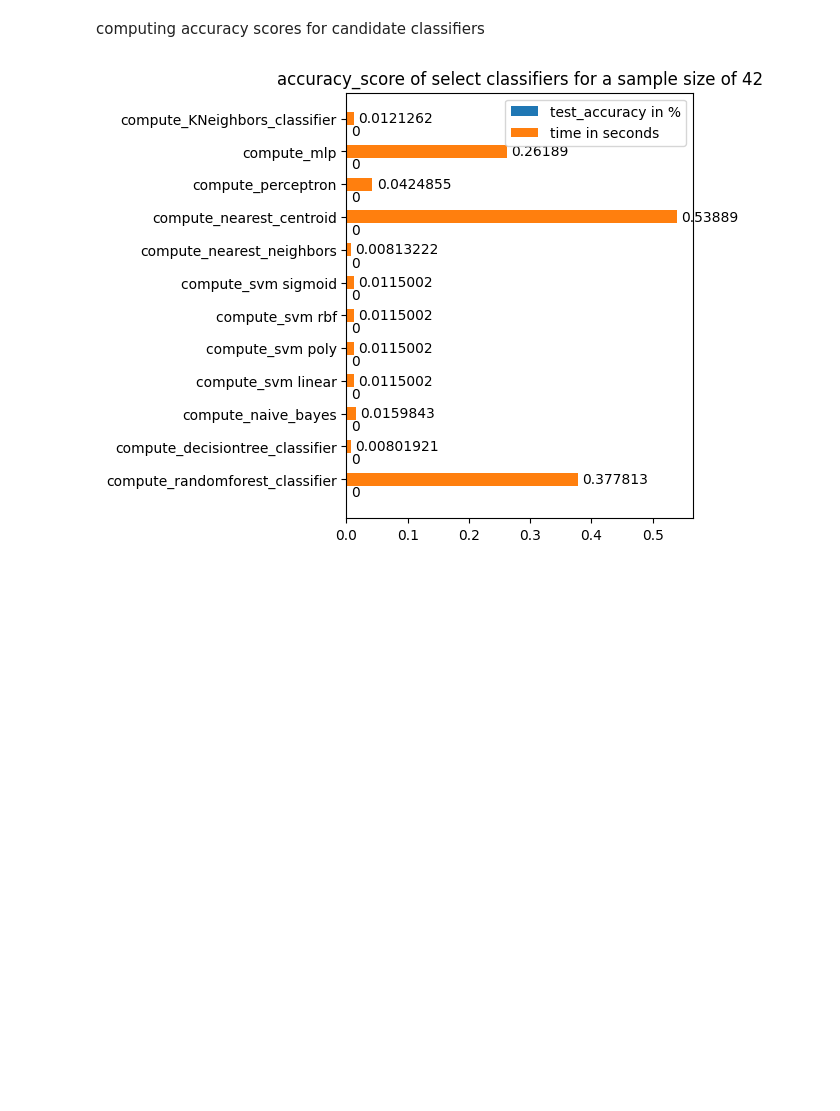
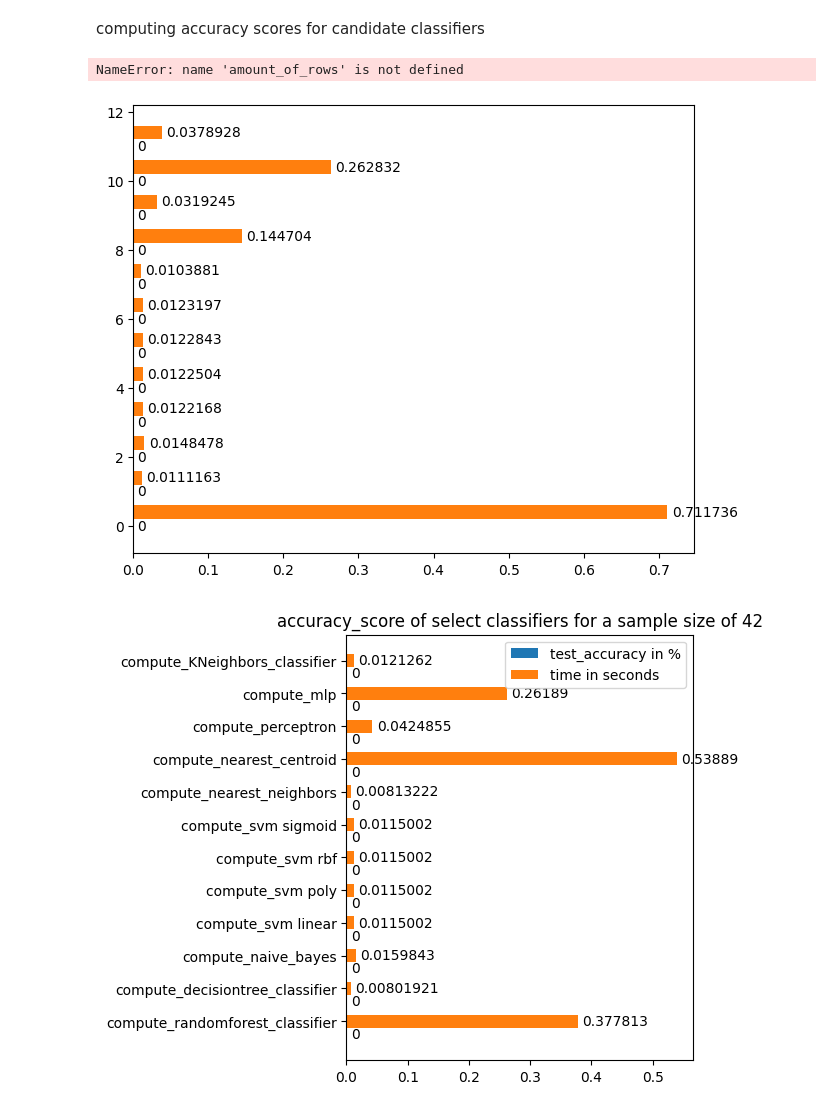
Before and after one commit to MironBodewes/WLAN-fingerprinting, a Jupyter notebook: task_wlan.ipynb, the cells around one changed output. Saved outputs shown, nothing was run; the diff lists cells and outputs as text; code cells hidden in the pictures; blank space fills up the shorter version.

```diff
--- a/task_wlan.ipynb
+++ b/task_wlan.ipynb
@@ -819,5 +835,64 @@ compute_KNeighbors_classifier
 # %% [markdown]
 computing accuracy scores for candidate classifiers
+# %%
+from matplotlib.axes import Axes
+amount_of_rows=100
+TIME_IN_SECONDS_STRING = "time in seconds"
+# sorting the testaccs by value... there has to be a better way...
+sorted_list = sorted(testaccs_dict.items(), key=lambda x: x[1][0])
+testacc_dict_sorted = {}
+values0 = []
+values1 = []
+names = []
+for key, values in sorted_list:
+    names.append(key)
+    values0.append(values[0])
+    values1.append(values[1])
+values0_tuple = tuple(values0)
+testacc_dict_sorted = {"test_accuracy in %": tuple(values0), TIME_IN_SECONDS_STRING: tuple(values1)}
+
+# GROUPED PLOTS from https://matplotlib.org/stable/gallery/lines_bars_and_markers/barchart.html#sphx-glr-gallery-lines-bars-and-markers-barchart-py
+# Plot 1
+x = np.arange(len(testaccs_dict))  # the label locations
+height = 0.4  # the width of the bars
+multiplier = 0
+fig, ax = plt.subplots(layout='constrained')
+ax: Axes = ax  # this line is necessary for code recommendations (seeing what methods the class has)..
+for attribute, measurement in testacc_dict_sorted.items():
+    offset = height * multiplier
+    barContainers = ax.barh(x + offset, measurement, height, label=attribute)
+    ax.bar_label(barContainers, padding=3)
+    multiplier += 1
+
+# Add some text for labels, title and custom x-axis tick labels, etc.
+# plt.title("accuracy_score of select classifiers for a sample size of "+str(amount_of_rows))
+ax.set_title("accuracy_score of select classifiers for a sample size of "+str(amount_of_rows))
+ax.set_yticks(x + height, names)
+ax.legend(loc='upper right', ncols=1)
+plt.show()
+
+# Plot 2 with zoom in
+fig, ax = plt.subplots(layout='constrained')
+ax: Axes = ax  # this line is necessary for code recommendations (seeing what methods the class has)..
+for attribute, measurement in testacc_dict_sorted.items():
+    if (attribute == TIME_IN_SECONDS_STRING):
+        continue
+    offset = height * multiplier
+    barContainers = ax.barh(x + offset, measurement, height, label=attribute)
+    ax.bar_label(barContainers, padding=3)
+    multiplier += 1
+# Add some text for labels, title and custom x-axis tick labels, etc.
+# plt.title("accuracy_score of select classifiers for a sample size of "+str(amount_of_rows))
+ax.set_title("accuracy_score of select classifiers for a sample size of "+str(amount_of_rows))
+ax.set_xlabel('test accuracy in %')
+ax.set_yticks(x + height, names)
+# plt.legend(loc='upper left', ncols=3)
+ax.legend(loc='lower right', ncols=1, labels=["test_accuracy in %"])
+ax.set_xlim(90, 100)
+plt.show()
+# %% [output]
+NameError: name 'amount_of_rows' is not defined
+[figure, added]
 # %%
 from matplotlib.axes import Axes
 TIME_IN_SECONDS_STRING = "time in seconds"
```
Also changed, not shown: parts of 10 cells of this notebook, 2 other files.
